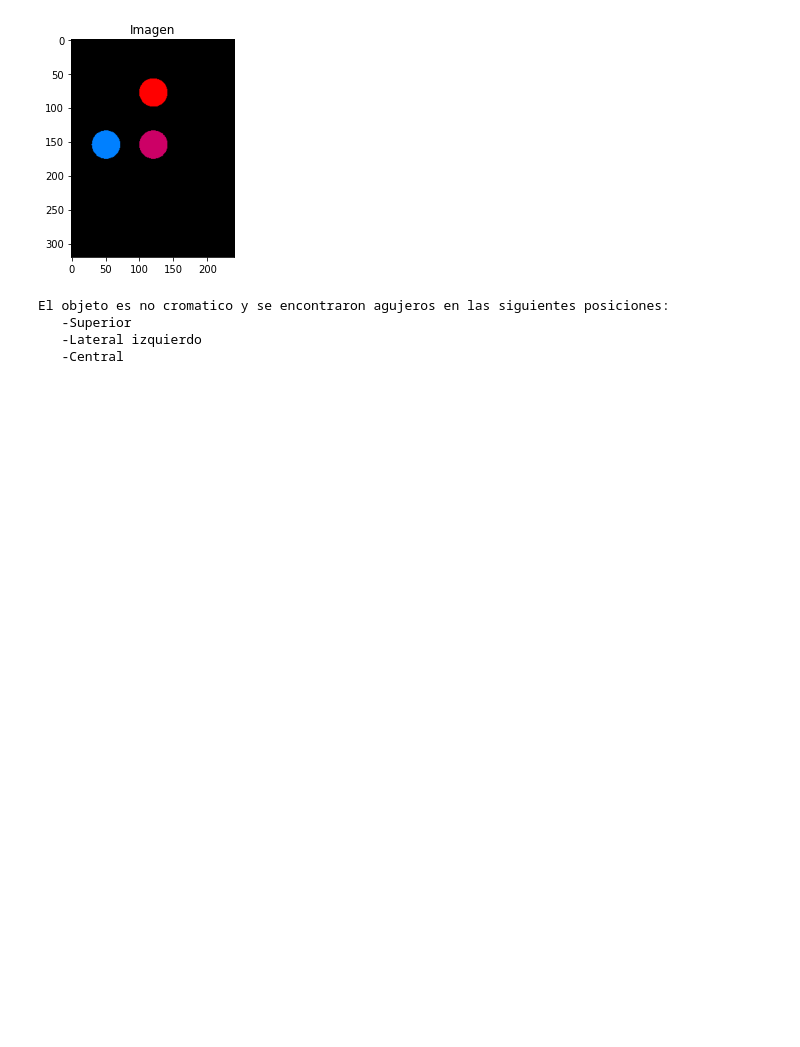
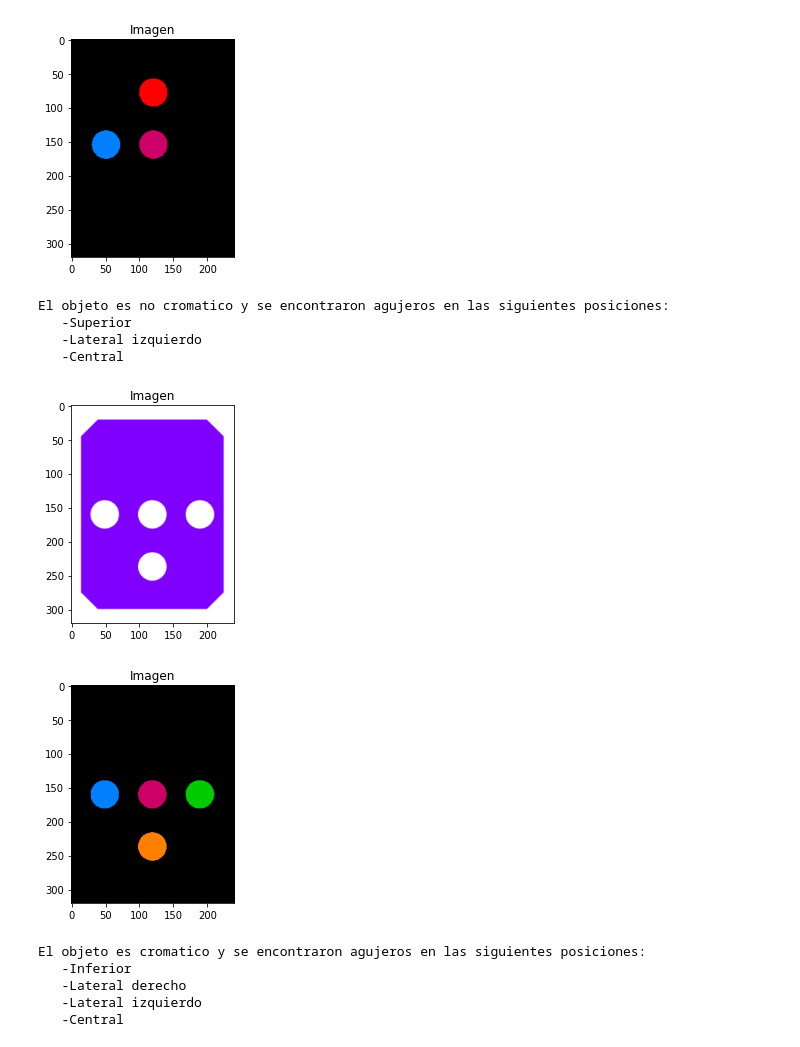
Before and after one commit to ChristopherMoralesA/MiniProyecto-Vision, a Jupyter notebook: Miniproyecto.ipynb, the cells around one changed output. Cells and saved outputs as stored; diff of their text form; code cells hidden in the pictures; blank space fills up the shorter version.

Commit message:
Leves ajustes
Se pasa de res_report(res_agujeros,res_agujeros) a res_report(res_cromatic,res_agujeros)

```diff
--- a/Miniproyecto.ipynb
+++ b/Miniproyecto.ipynb
@@ -1177,3 +1177,20 @@ El objeto es no cromatico y se encontraron agujeros en las siguientes posiciones
    -Superior
    -Lateral izquierdo
    -Central
+# %%
+Gris3= io.imread(path +r'\Morada3.png')
+Gris3_bin= binarize(io.imread(path +r'\Morada3.png',True))
+plt.imshow(Gris3)
+plt.title("Imagen")
+plt.show()
+res_cromatic = is_cromatic(Gris3)
+res_agujeros = segmentacion_agujeros(Gris3_bin)
+res_report(res_cromatic,res_agujeros)
+# %% [output]
+[figure, added]
+[figure, added]
+El objeto es cromatico y se encontraron agujeros en las siguientes posiciones:
+   -Inferior
+   -Lateral derecho
+   -Lateral izquierdo
+   -Central
```
Also changed, not shown: parts of 2 cells of this notebook.
